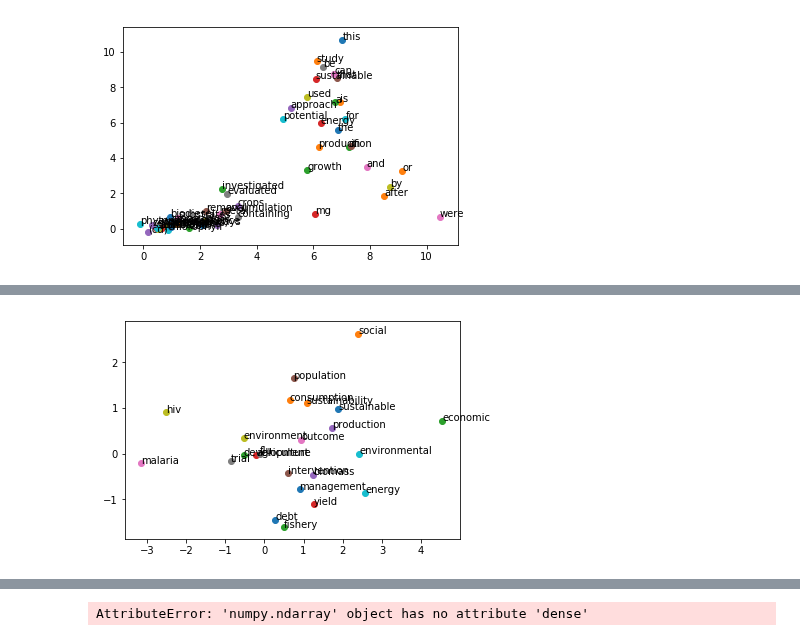
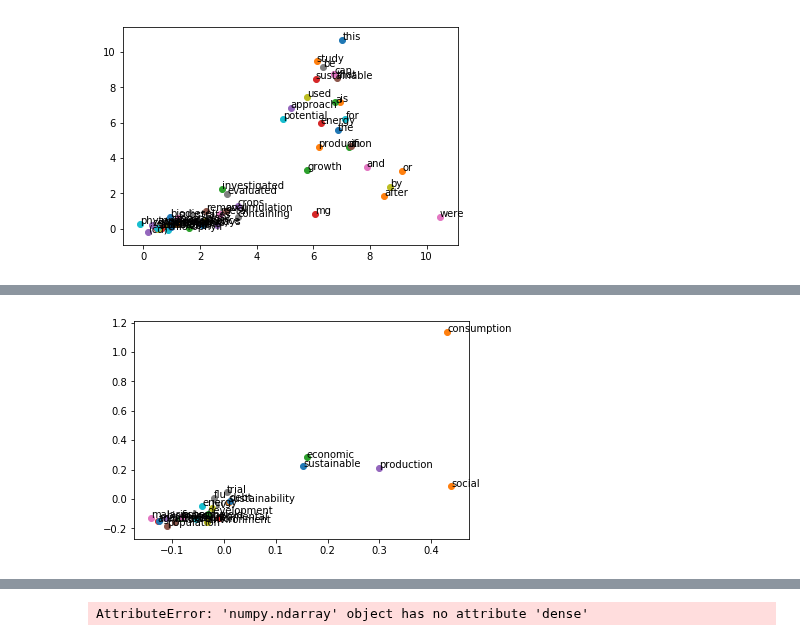
Before and after one commit to mcc-apsis/sustainability, a Jupyter notebook: learning/gensim_word_embedding.ipynb, the cells around one changed output, grey strips where cells are left out. Saved outputs shown, nothing was run; the diff lists cells and outputs as text; code cells hidden in the pictures.

```diff
--- a/learning/gensim_word_embedding.ipynb
+++ b/learning/gensim_word_embedding.ipynb
@@ -57,0 +35,5 @@ array([1.8908132 , 0.97246516], dtype=float32)
+# %%
+print(model)
+
+pca = PCA(n_components=2)
+result = pca.fit_transform(model[model.wv.vocab])
@@ -58,19 +45,20 @@ array([1.8908132 , 0.97246516], dtype=float32)
 # %%
 words = ["sustainable", "sustainability", "development", "agriculture",
         "biomass", "intervention", "malaria", "flu","hiv","energy","management","consumption",
          "fishery", "yield", "production","population", "outcome","trial","environment","environmental",
          "debt", "social", "economic"
         ]
 
 for w in words:
     try:
-        x,y = model.wv[w][:2]
+        i = model.wv.vocab[w].index
+        x,y = result[i]
     except:
         print(w)
         continue
     plt.scatter(x,y)
     plt.text(x,y,w)
 
 ## Inflections and ngrams
 # %% [output]
-[figure, old version]
+[figure, new version]
```
Also changed, not shown: parts of 7 cells of this notebook, 4 other files.
